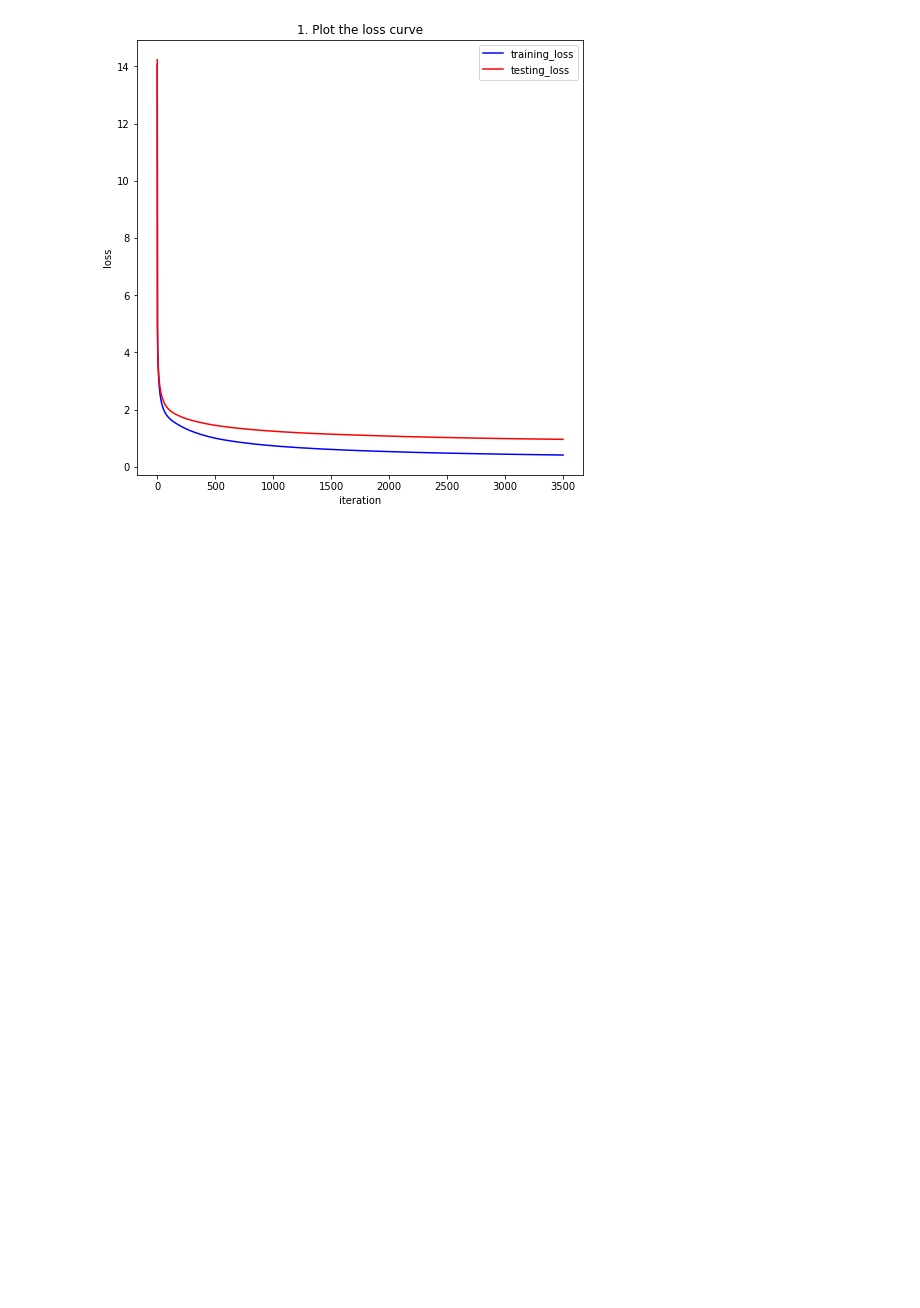
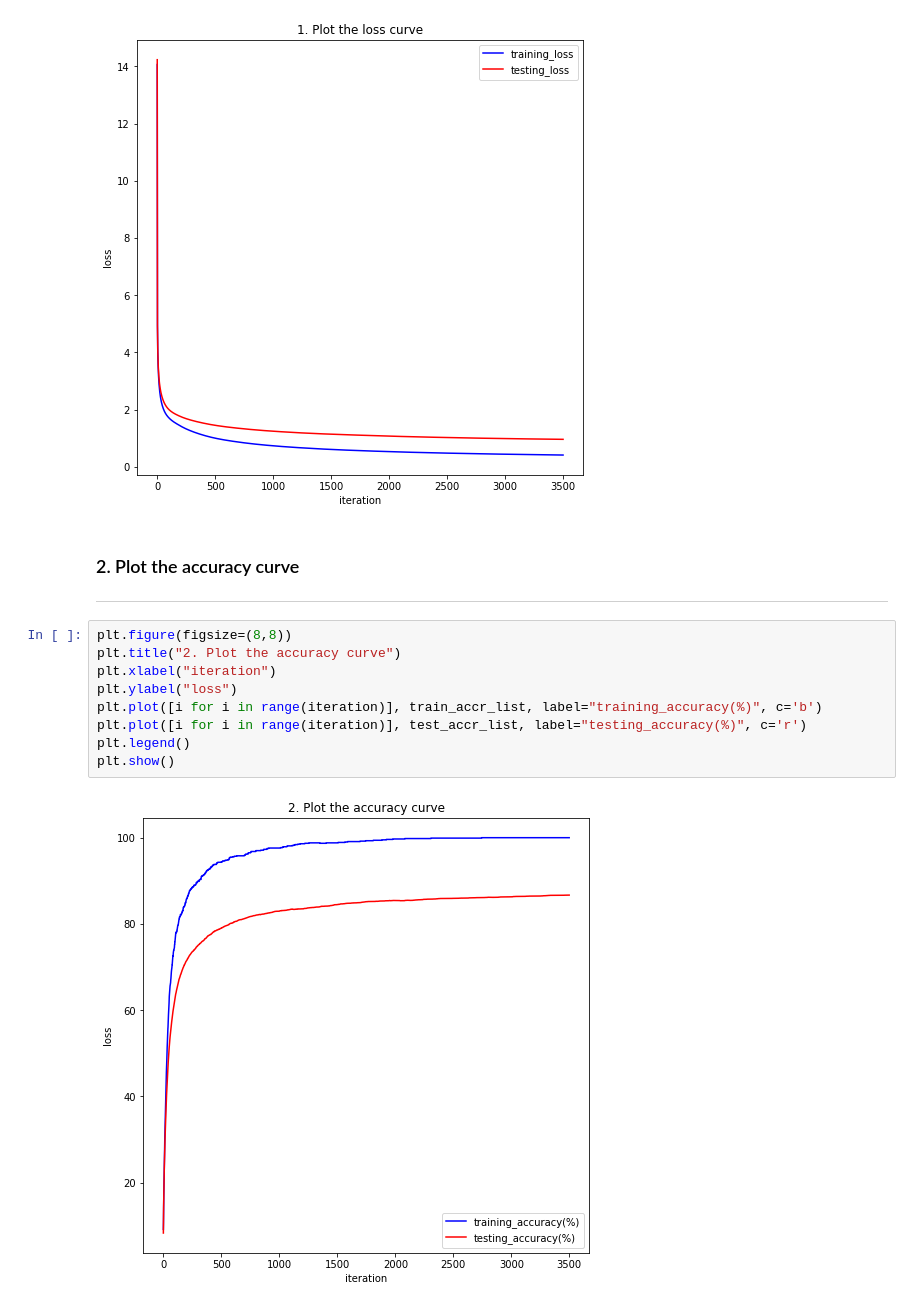
Before and after one commit to Reichidad/Machine-Learning-2020-Spring-Class, a Jupyter notebook: assignment10.ipynb, the cells around one changed output. Drawn from its saved outputs; the diff is of its cells as text; blank space fills up the shorter version.

Commit message:
2. Plot the accuracy curve Done

```diff
--- a/assignment10.ipynb
+++ b/assignment10.ipynb
@@ -244,3 +244,17 @@ plt.legend()
 plt.show()
 # %% [output]
 [figure]
+# %% [markdown]
+### 2. Plot the accuracy curve
+___
+# %%
+plt.figure(figsize=(8,8))
+plt.title("2. Plot the accuracy curve")
+plt.xlabel("iteration")
+plt.ylabel("loss")
+plt.plot([i for i in range(iteration)], train_accr_list, label="training_accuracy(%)", c='b')
+plt.plot([i for i in range(iteration)], test_accr_list, label="testing_accuracy(%)", c='r')
+plt.legend()
+plt.show()
+# %% [output]
+[figure, added]
```
